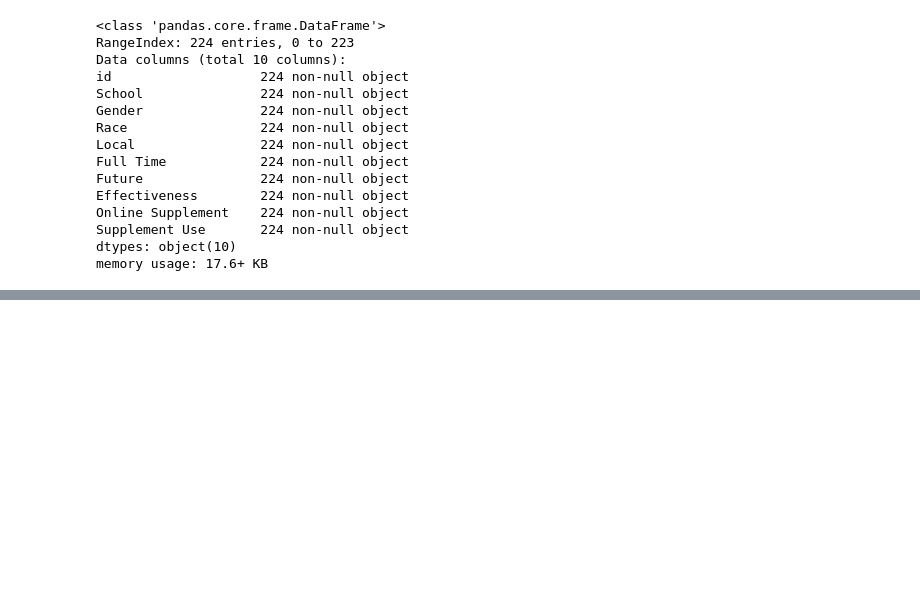
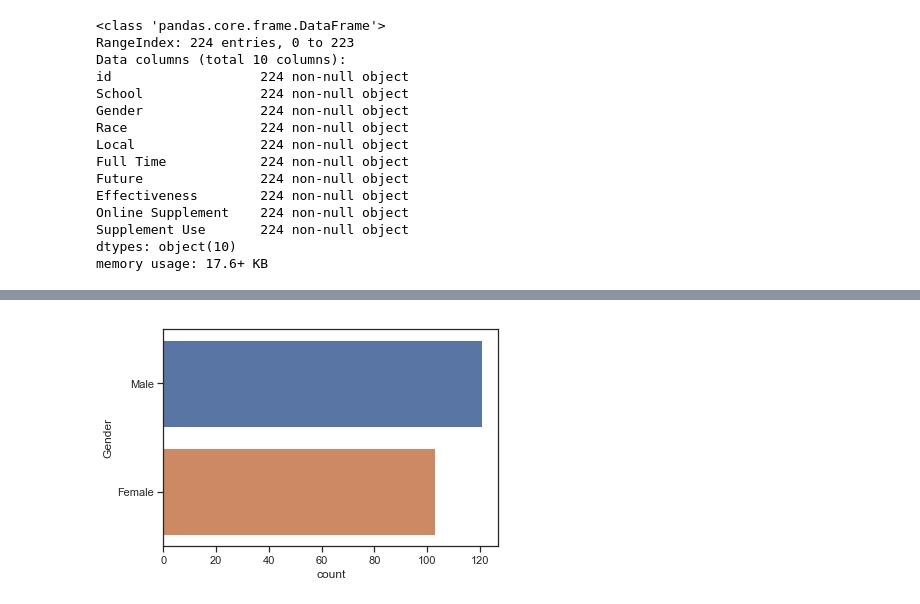
Before and after one commit to NormanLo4319/Economics_Course_Evaluation, a Jupyter notebook: Student_Course_Survey_Analysis.ipynb, the cells around one changed output, grey strips where cells are left out. Saved outputs shown, nothing was run; the diff lists cells and outputs as text; code cells hidden in the pictures; blank space fills up the shorter version.

```diff
--- a/Student_Course_Survey_Analysis.ipynb
+++ b/Student_Course_Survey_Analysis.ipynb
@@ -53,0 +83,4 @@ sns.countplot(econ_df.School)
+# %%
+ax = sns.countplot(y=econ_df.Gender)
+# %% [output]
+[figure, added]
```
Also changed, not shown: parts of 26 cells of this notebook.
